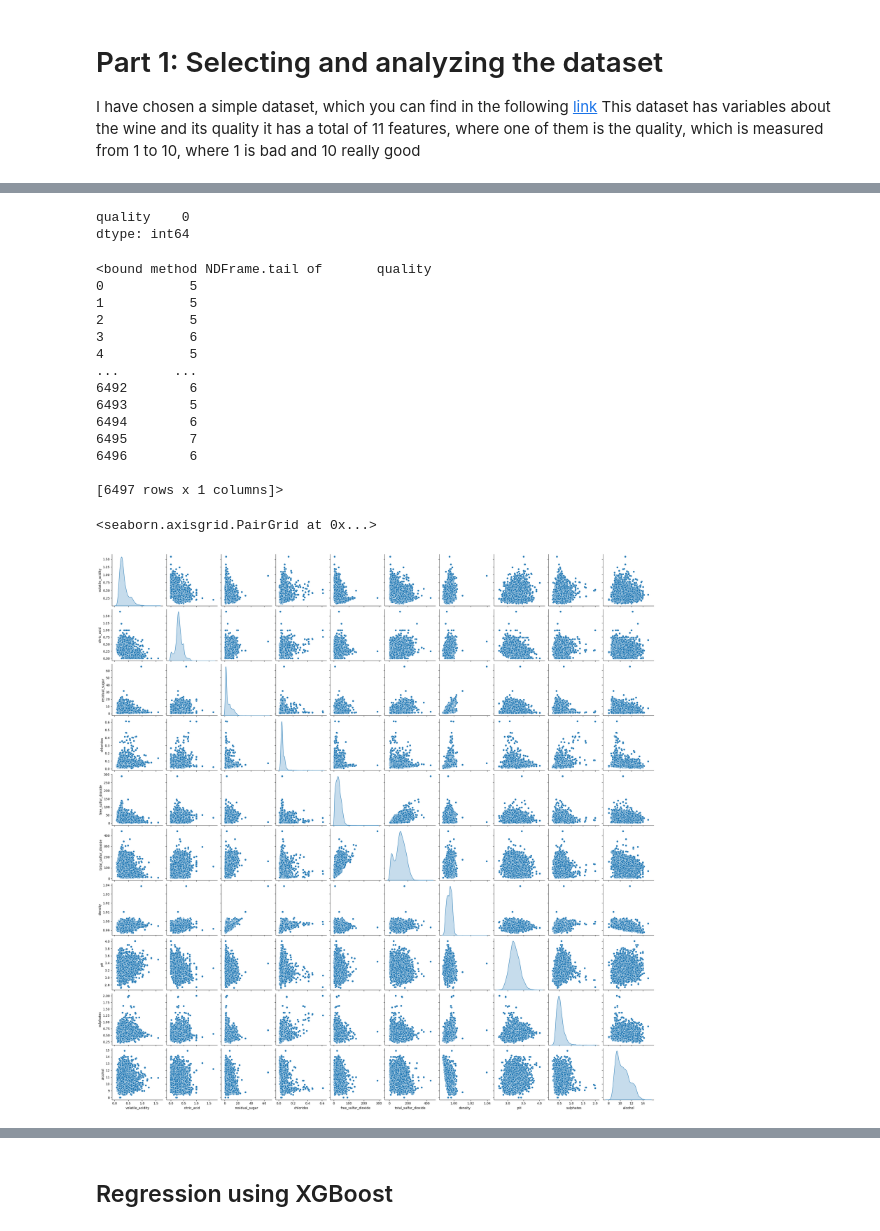
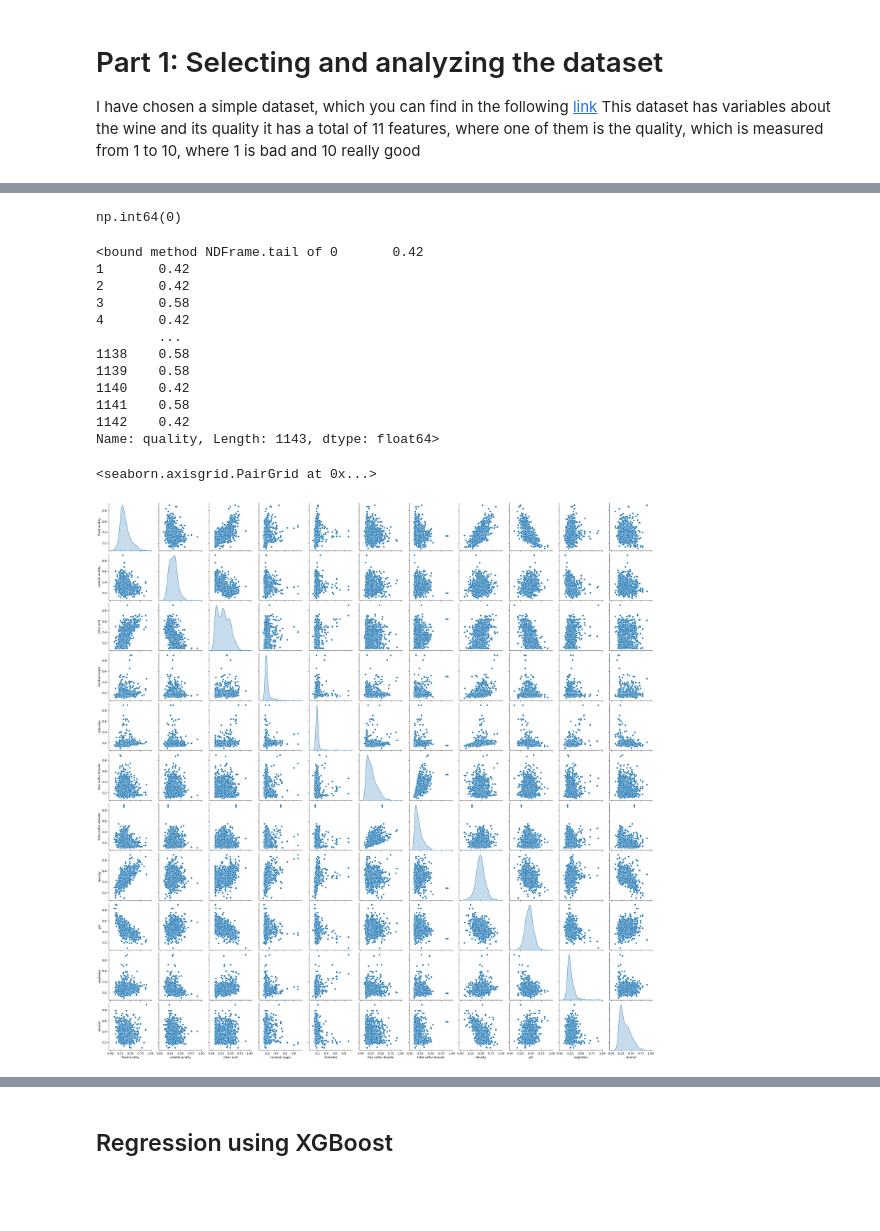
Before and after one commit to sarmijavier/Prediction-with-Supervised-Learning-Models, a Jupyter notebook: activity_1.ipynb, the cells around one changed output, grey strips where cells are left out. Saved outputs shown, nothing was run; the diff lists cells and outputs as text; code cells hidden in the pictures; blank space fills up the shorter version.

Commit message:
Getting another dataset for checking NN with a problem more related to regression

```diff
--- a/activity_1.ipynb
+++ b/activity_1.ipynb
@@ -47,0 +22,6 @@ print(wine_quality.variables)
+# %%
+full_file_path = '/Users/hjaviersarmientoy/.cache/kagglehub/datasets/yasserh/wine-quality-dataset/versions/1/WineQT.csv'
+df = pd.read_csv(full_file_path)
+
+# Display the first few rows to confirm the import was successful
+print(df.head())
@@ -69 +72,16 @@ memory usage: 558.5 KB
+# %%
+df = df.drop(columns=['Id'], axis=1)
+min_max = {}
+for column in df.columns:
+    min_max[column] = [df[column].abs().min(), df[column].abs().max()]
+
+# normalize all the data of the dataframe between 0 and 1
+df_scaled = df.copy()
+
+#normalize the data between 0 and 1 using the min_max dictionary
+for column in df_scaled.columns:
+    df_scaled[column] = 0.1 + 0.8 * (df_scaled[column] - min_max[column][0])  / (min_max[column][1] - min_max[column][0])
+
+Xs = df_scaled.iloc[:, :-1]  # Select all columns except the last one
+ys = df_scaled.iloc[:, -1]   # Select only the last column
 # %%
@@ -93,43 +111,29 @@ sulphates               0
 alcohol                 0
 dtype: int64
 # %%
-y.isna().sum()
+ys.isna().sum()
 # %% [output]
-quality    0
-dtype: int64
+np.int64(0)
 # %%
-y.tail
+ys.tail
 # %% [output]
-<bound method NDFrame.tail of       quality
-0           5
-1           5
-2           5
-3           6
-4           5
-...       ...
-6492        6
-6493        5
-6494        6
-6495        7
-6496        6
-
-[6497 rows x 1 columns]>
+<bound method NDFrame.tail of 0       0.42
+1       0.42
+2       0.42
+3       0.58
+4       0.42
+        ...
+1138    0.58
+1139    0.58
+1140    0.42
+1141    0.58
+1142    0.42
+Name: quality, Length: 1143, dtype: float64>
 # %%
-sns.pairplot(X[[
-    'volatile_acidity',
-    'citric_acid',
-    'residual_sugar',
-    'chlorides',
-    'free_sulfur_dioxide',
-    'total_sulfur_dioxide',
-    'density',
-    'pH',
-    'sulphates',
-    'alcohol',
-
-
-]], diag_kind='kde')
+sns.pairplot(Xs[
+    Xs.columns
+], diag_kind='kde')
 # %% [output]
 <seaborn.axisgrid.PairGrid at 0x...>
-[figure, old version]
+[figure, new version]
 # %%
```
Also changed, not shown: parts of 55 cells of this notebook.
